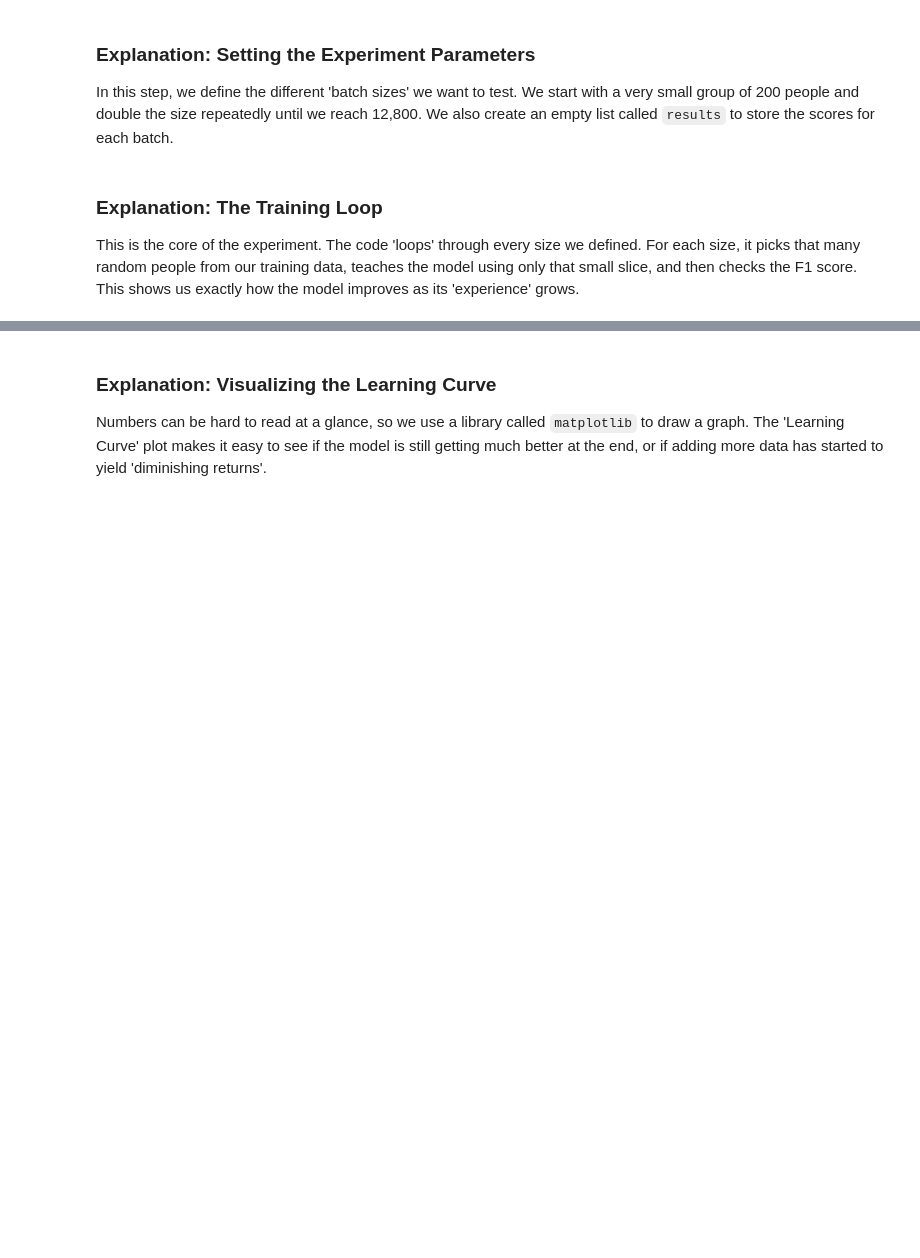
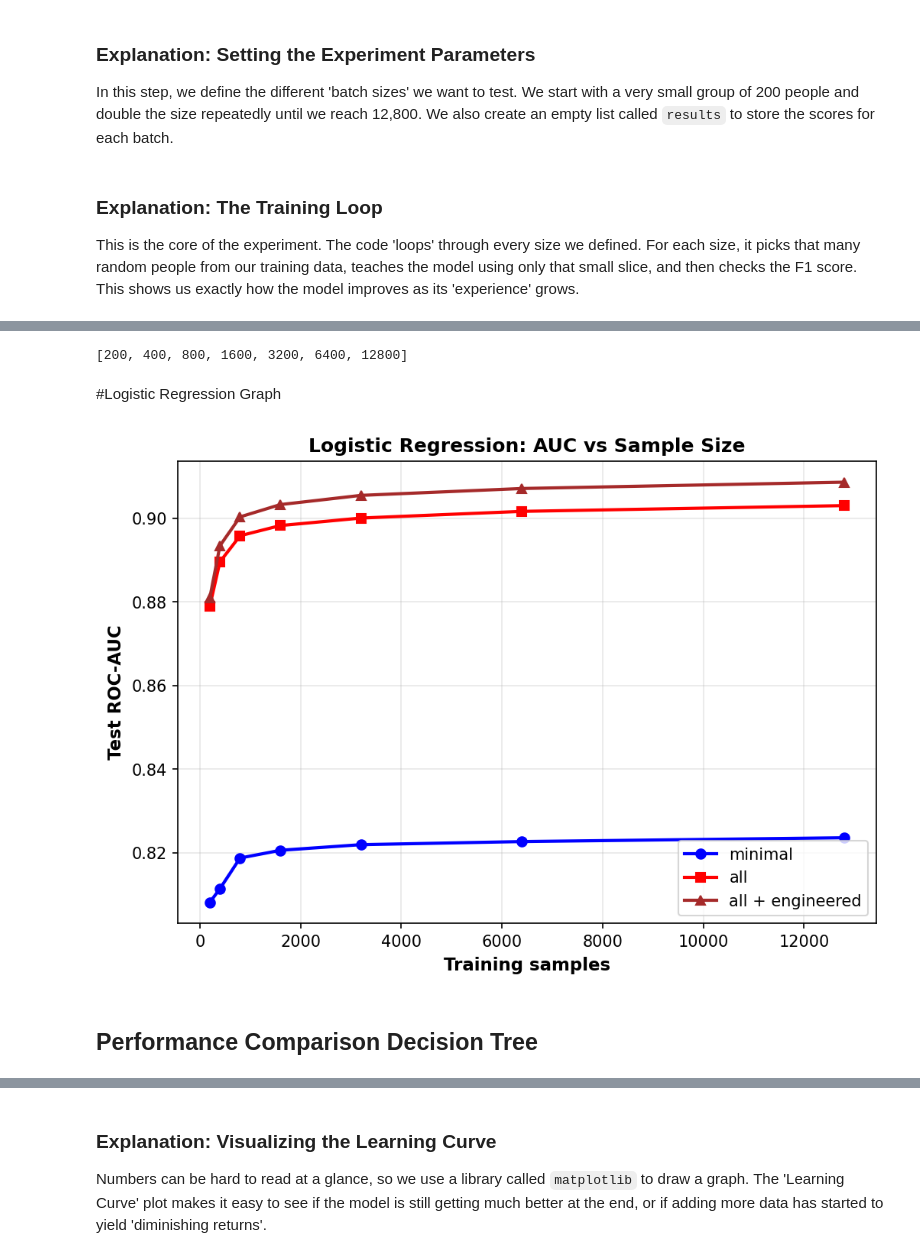
Before and after one commit to Jimpang77/Feature-Data-Trade-Off, a Jupyter notebook: Reasearch.ipynb, the cells around one changed output, grey strips where cells are left out. Drawn from its saved outputs; the diff is of its cells as text; code cells hidden in the pictures; blank space fills up the shorter version.

```diff
--- a/Reasearch.ipynb
+++ b/Reasearch.ipynb
@@ -1097,0 +1176,13 @@ for size in sizes:
+# %%
+sizes
+# %% [output]
+[200, 400, 800, 1600, 3200, 6400, 12800]
+# %% [markdown]
+#Logistic Regression Graph
+# %%
+from IPython.display import Image, display
+display(Image('lr_samples_comparison.png'))
+# %% [output]
+[figure, added]
+# %% [markdown]
+## Performance Comparison Decision Tree
```
Also changed, not shown: parts of 21 cells of this notebook.
